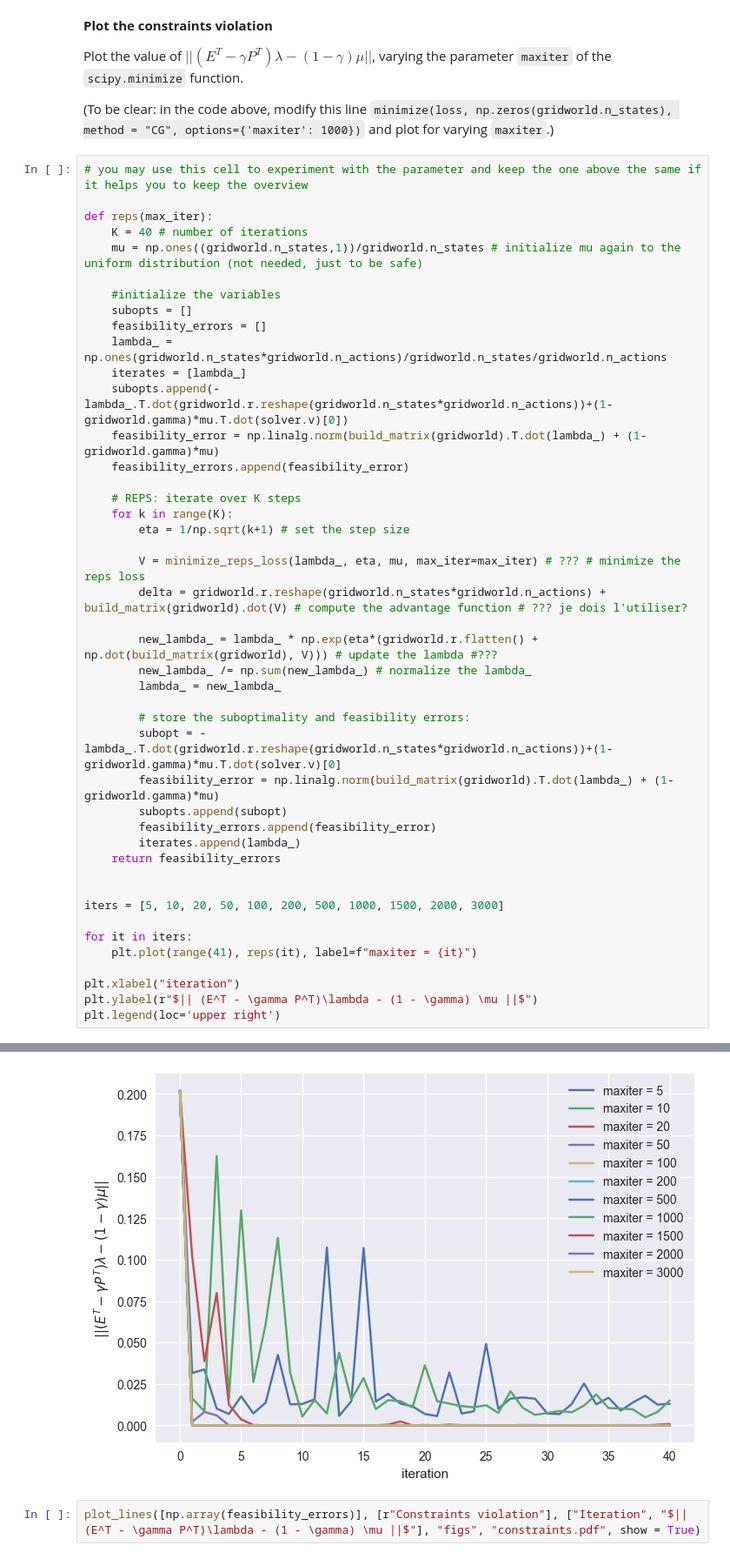
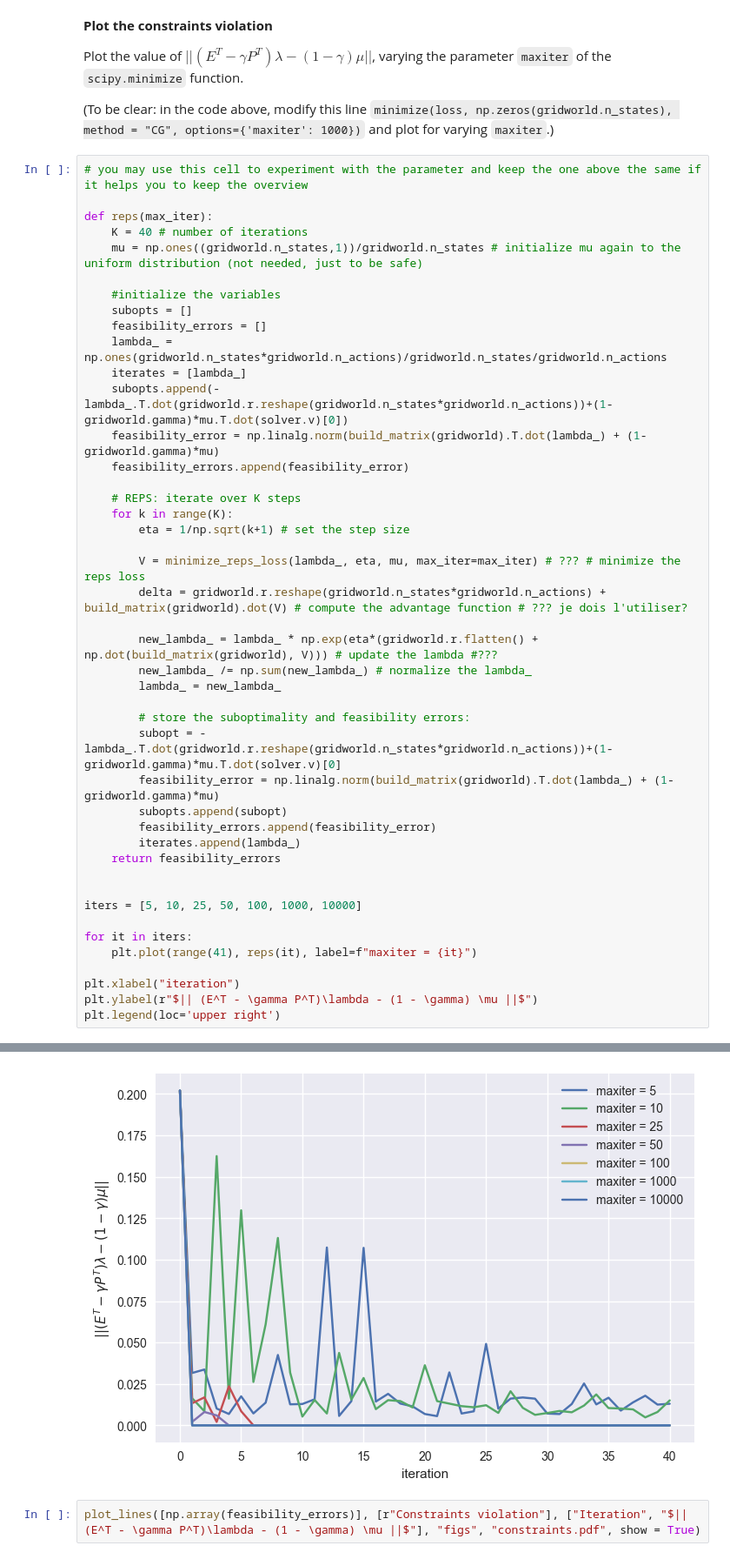
Before and after one commit to MatyaAydin/RL, a Jupyter notebook: HW2/Assignment.ipynb, the cells around one changed output, grey strips where cells are left out. Shown at 87% size. Cells and saved outputs as stored; diff of their text form.

```diff
--- a/HW2/Assignment.ipynb
+++ b/HW2/Assignment.ipynb
@@ -477,35 +500,35 @@ def reps(max_iter):
 
     # REPS: iterate over K steps
     for k in range(K):
         eta = 1/np.sqrt(k+1) # set the step size
 
         V = minimize_reps_loss(lambda_, eta, mu, max_iter=max_iter) # ??? # minimize the reps loss
         delta = gridworld.r.reshape(gridworld.n_states*gridworld.n_actions) + build_matrix(gridworld).dot(V) # compute the advantage function # ??? je dois l'utiliser?
 
         new_lambda_ = lambda_ * np.exp(eta*(gridworld.r.flatten() + np.dot(build_matrix(gridworld), V))) # update the lambda #???
         new_lambda_ /= np.sum(new_lambda_) # normalize the lambda_
         lambda_ = new_lambda_
 
         # store the suboptimality and feasibility errors:
         subopt = -lambda_.T.dot(gridworld.r.reshape(gridworld.n_states*gridworld.n_actions))+(1-gridworld.gamma)*mu.T.dot(solver.v)[0]
         feasibility_error = np.linalg.norm(build_matrix(gridworld).T.dot(lambda_) + (1-gridworld.gamma)*mu)
         subopts.append(subopt)
         feasibility_errors.append(feasibility_error)
         iterates.append(lambda_)
     return feasibility_errors
 
 
-iters = [5, 10, 20, 50, 100, 200, 500, 1000, 1500, 2000, 3000]
+iters = [5, 10, 25, 50, 100, 1000, 10000]
 
 for it in iters:
     plt.plot(range(41), reps(it), label=f"maxiter = {it}")
 
 plt.xlabel("iteration")
 plt.ylabel(r"$|| (E^T - \gamma P^T)\lambda - (1 - \gamma) \mu ||$")
 plt.legend(loc='upper right')
 # %% [output]
 <matplotlib.legend.Legend at 0x...>
-[figure, old version]
+[figure, new version]
 # %%
 plot_lines([np.array(feasibility_errors)], [r"Constraints violation"], ["Iteration", "$|| (E^T - \gamma P^T)\lambda - (1 - \gamma) \mu ||$"], "figs", "constraints.pdf", show = True)
 # %% [output]
```
Also changed, not shown: parts of 7 cells of this notebook.
